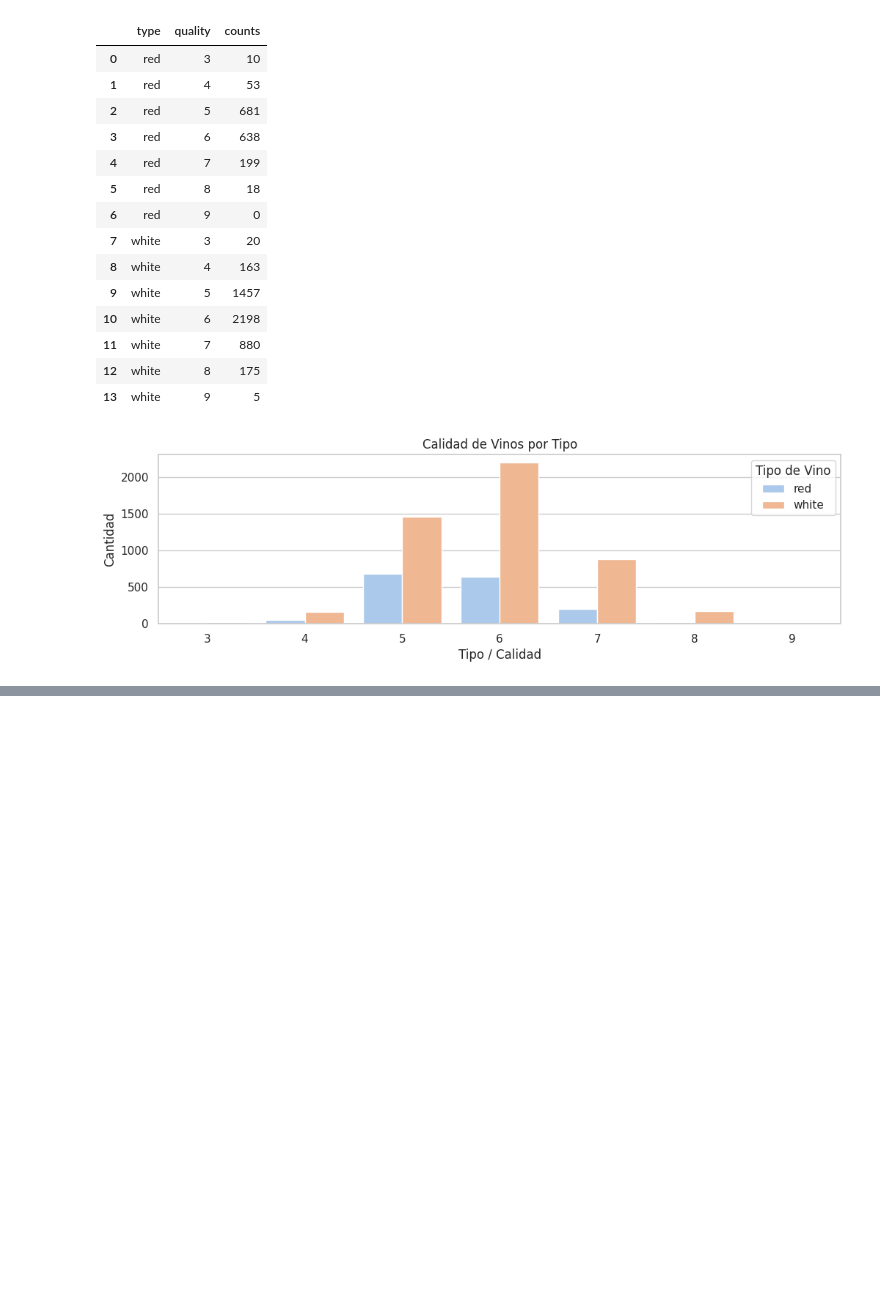
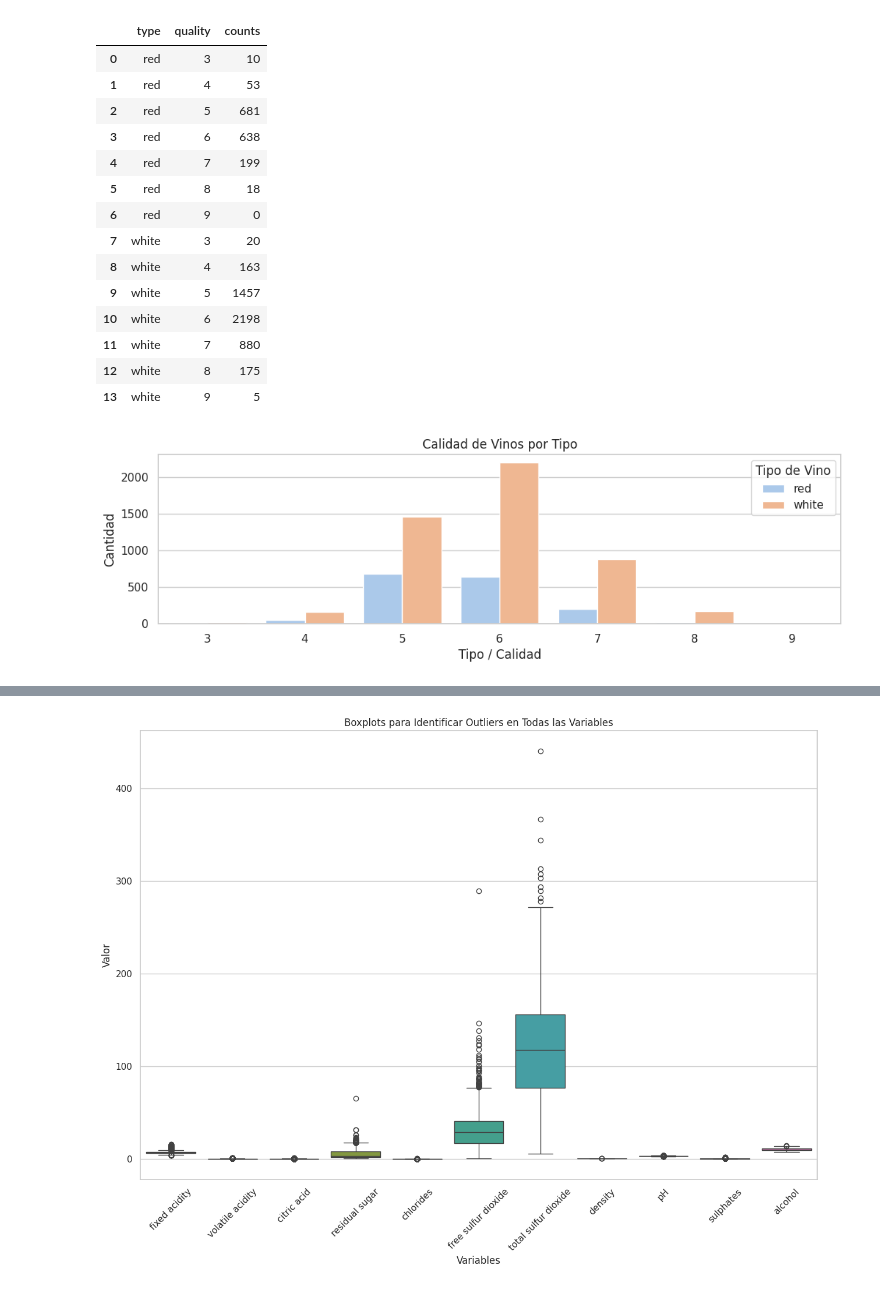
Before and after one commit to eugeinga/CODER-DataScienceI, a Jupyter notebook: TP_Data_Science_I.ipynb, the cells around one changed output, grey strips where cells are left out. Cells and saved outputs as stored; diff of their text form; code cells hidden in the pictures; blank space fills up the shorter version.

```diff
--- a/TP_Data_Science_I.ipynb
+++ b/TP_Data_Science_I.ipynb
@@ -361,0 +363,13 @@ KeyError: ('fixed acidity', 'volatile acidity')
+# %%
+# prompt: crear boxplots para las variables: 'fixed acidity','volatile acidity','citric acid', 'residual sugar','chlorides','free sulfur dioxide','total sulfur dioxide','density','pH','sulphates', y 'alcohol'
+
+plt.figure(figsize=(15,10))
+sns.boxplot(data=df[['fixed acidity','volatile acidity','citric acid', 'residual sugar','chlorides','free sulfur dioxide','total sulfur dioxide','density','pH','sulphates','alcohol']])
+
+plt.title('Boxplots para Identificar Outliers en Todas las Variables')
+plt.xticks(rotation=45)  # Roto las etiquetas del eje x para que sean legibles
+plt.ylabel('Valor')
+plt.xlabel('Variables')
+plt.show()
+# %% [output]
+[figure, added]
```
Also changed, not shown: parts of 4 cells of this notebook.
